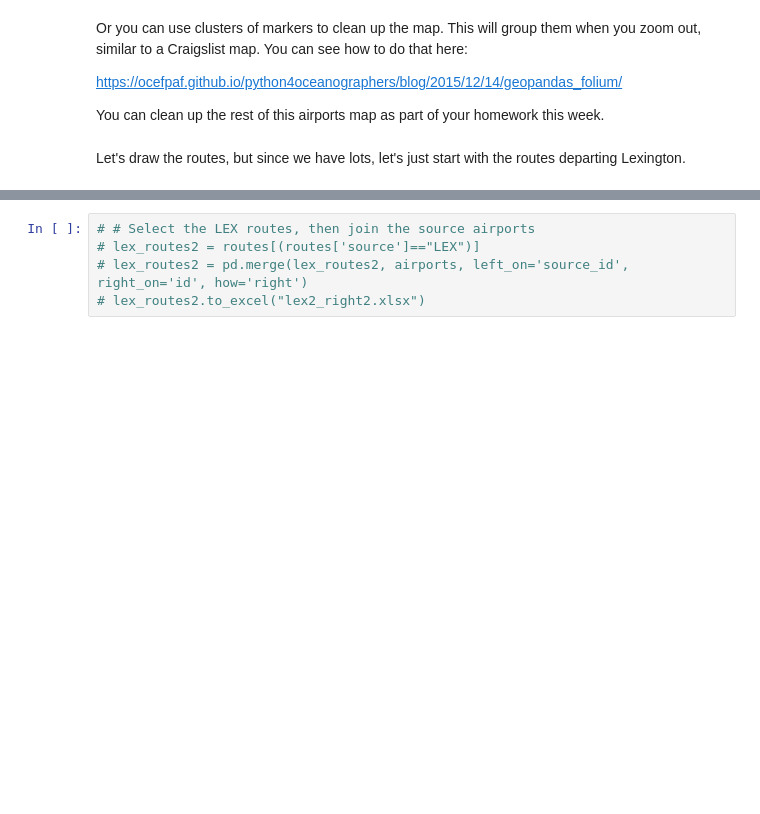
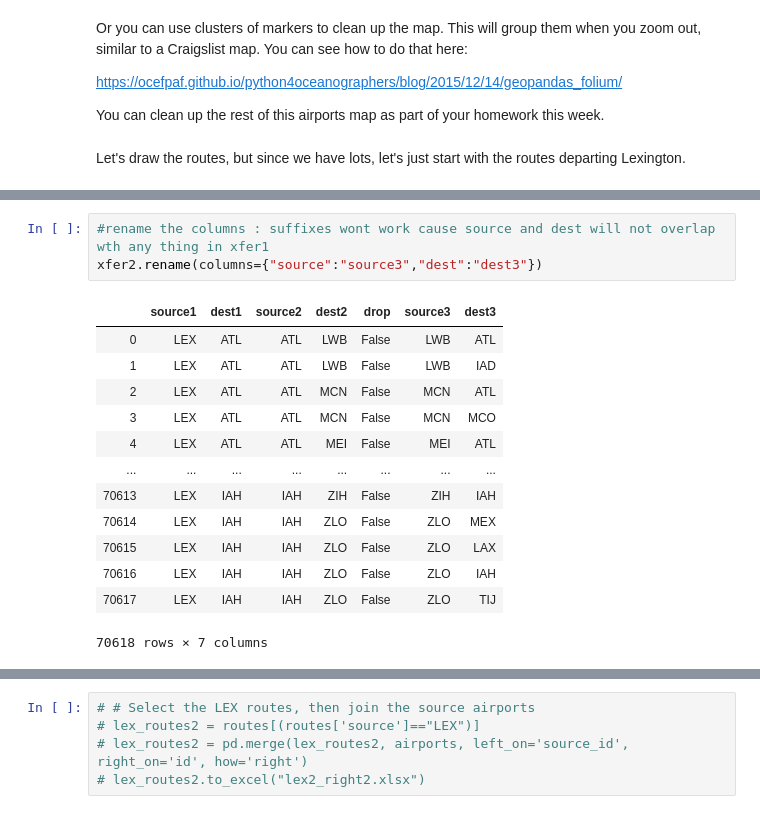
Before and after one commit to mnbo229/ce599, a Jupyter notebook: 08-Mapping/interactive-mapping.ipynb, the cells around one changed output, grey strips where cells are left out. Drawn from its saved outputs; the diff is of its cells as text; blank space fills up the shorter version.

```diff
--- a/08-Mapping/interactive-mapping.ipynb
+++ b/08-Mapping/interactive-mapping.ipynb
@@ -212,0 +336,17 @@ Let's draw the routes, but since we have lots, let's just start with the routes
+# %%
+#rename the columns : suffixes wont work cause source and dest will not overlap wth any thing in xfer1
+xfer2.rename(columns={"source":"source3","dest":"dest3"})
+# %% [output]
+|  | source1 | dest1 | source2 | dest2 | drop | source3 | dest3 |
+| 0 | LEX | ATL | ATL | LWB | False | LWB | ATL |
+| 1 | LEX | ATL | ATL | LWB | False | LWB | IAD |
+| 2 | LEX | ATL | ATL | MCN | False | MCN | ATL |
+| 3 | LEX | ATL | ATL | MCN | False | MCN | MCO |
+| 4 | LEX | ATL | ATL | MEI | False | MEI | ATL |
+| ... | ... | ... | ... | ... | ... | ... | ... |
+| 70613 | LEX | IAH | IAH | ZIH | False | ZIH | IAH |
+| 70614 | LEX | IAH | IAH | ZLO | False | ZLO | MEX |
+| 70615 | LEX | IAH | IAH | ZLO | False | ZLO | LAX |
+| 70616 | LEX | IAH | IAH | ZLO | False | ZLO | IAH |
+| 70617 | LEX | IAH | IAH | ZLO | False | ZLO | TIJ |
+70618 rows × 7 columns
```
Also changed, not shown: parts of 13 cells of this notebook.
